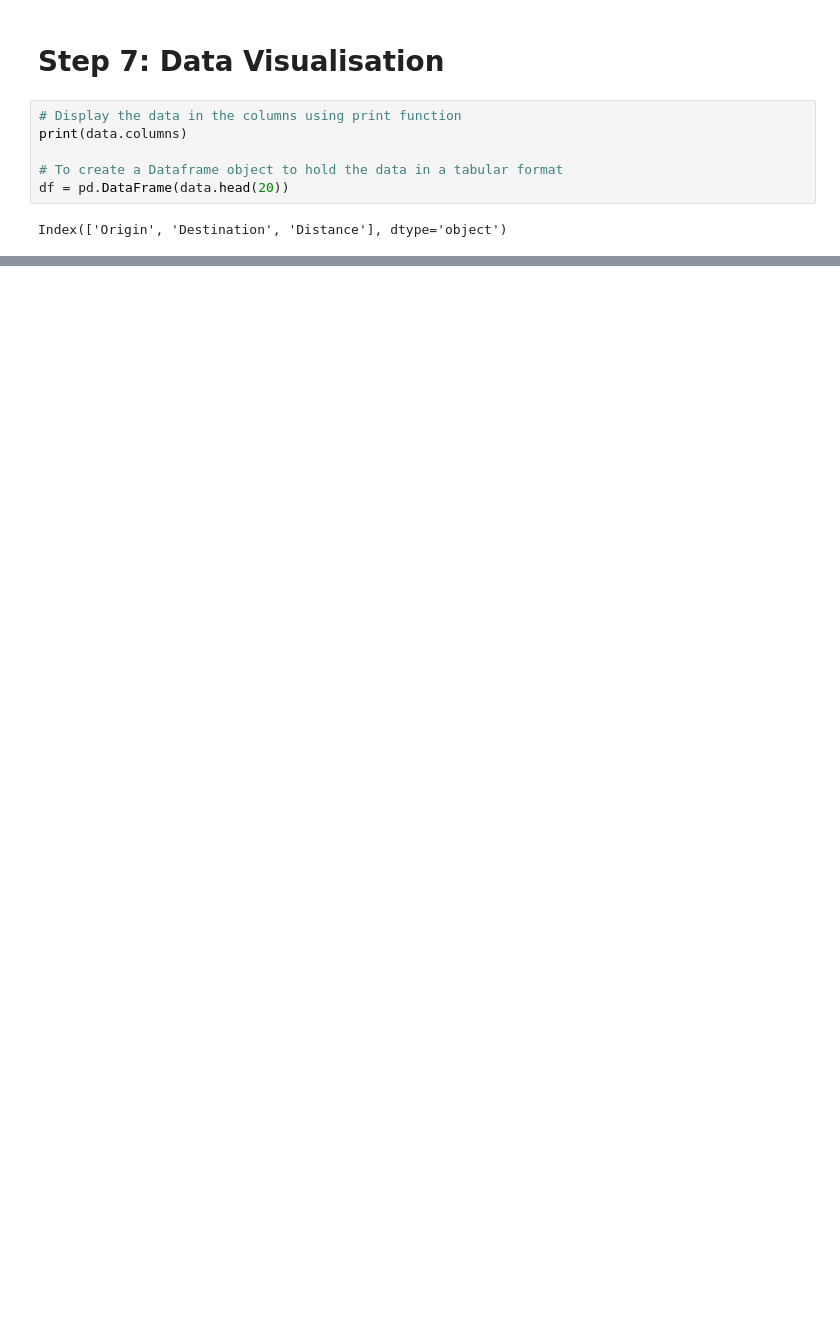
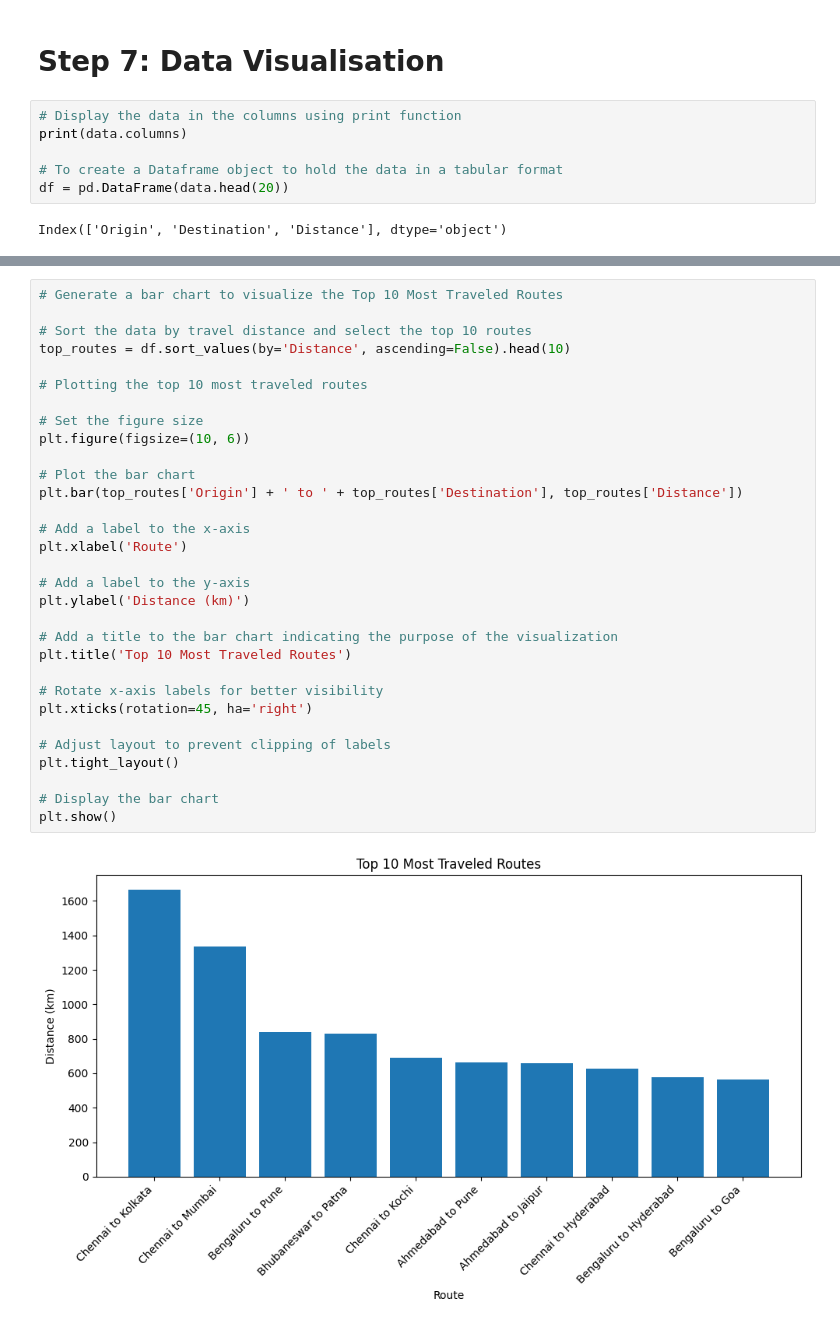
Before and after one commit to Komalakshi-D/Data_Analysis_Project, a Jupyter notebook: dataset_project.ipynb, the cells around one changed output, grey strips where cells are left out. Cells and saved outputs as stored; diff of their text form; blank space fills up the shorter version.

```diff
--- a/dataset_project.ipynb
+++ b/dataset_project.ipynb
@@ -419,0 +361,33 @@ plt.show()
+# %%
+# Generate a bar chart to visualize the Top 10 Most Traveled Routes
+
+# Sort the data by travel distance and select the top 10 routes
+top_routes = df.sort_values(by='Distance', ascending=False).head(10)
+
+# Plotting the top 10 most traveled routes
+
+# Set the figure size
+plt.figure(figsize=(10, 6))
+
+# Plot the bar chart
+plt.bar(top_routes['Origin'] + ' to ' + top_routes['Destination'], top_routes['Distance'])
+
+# Add a label to the x-axis
+plt.xlabel('Route')
+
+# Add a label to the y-axis
+plt.ylabel('Distance (km)')
+
+# Add a title to the bar chart indicating the purpose of the visualization
+plt.title('Top 10 Most Traveled Routes')
+
+# Rotate x-axis labels for better visibility
+plt.xticks(rotation=45, ha='right')
+
+# Adjust layout to prevent clipping of labels
+plt.tight_layout()
+
+# Display the bar chart
+plt.show()
+# %% [output]
+[figure, added]
```
Also changed, not shown: parts of 19 cells of this notebook.
